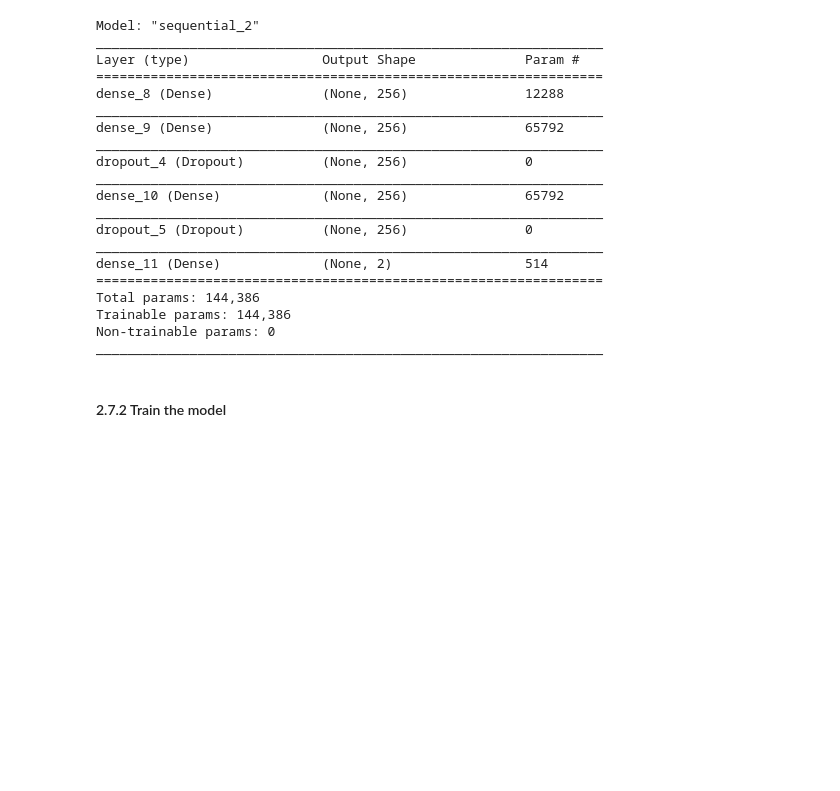
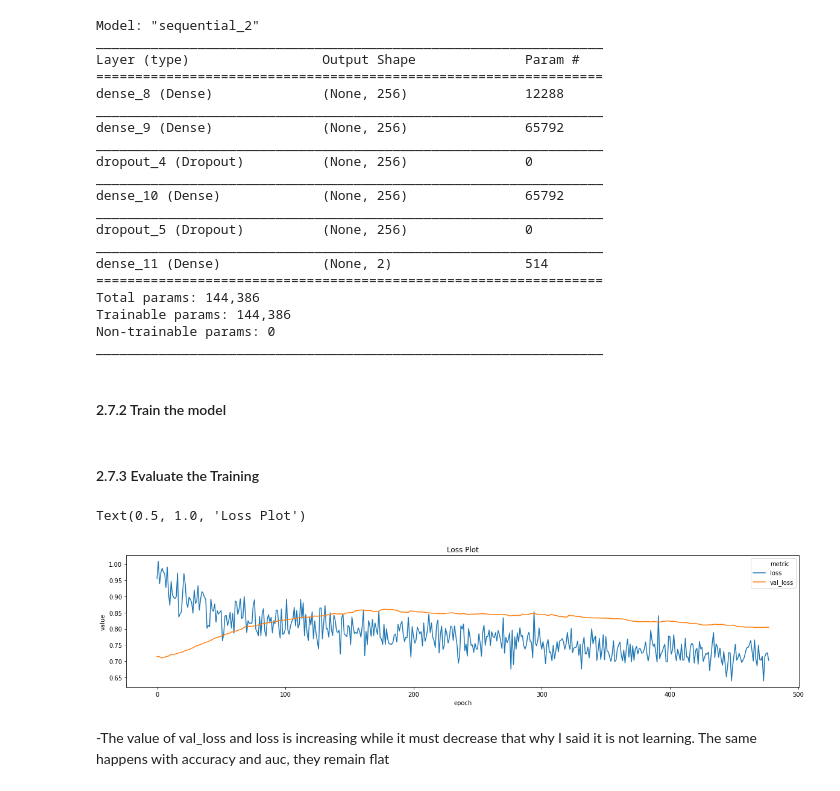
Before and after one commit to rsena-felipe/Titanic_MachineLearning, a Jupyter notebook: notebooks/2_Task5_Models.ipynb, the cells around one changed output. Saved outputs shown, nothing was run; the diff lists cells and outputs as text; code cells hidden in the pictures; blank space fills up the shorter version.

```diff
--- a/notebooks/2_Task5_Models.ipynb
+++ b/notebooks/2_Task5_Models.ipynb
@@ -418,3 +425,23 @@ early_stopping = EarlyStopping(monitor='val_auc', min_delta=0, patience=20, verb
 # %%
 epochs = 500 # Number of epochs to train (We put this number high, because we have the early stopping callback)
 model.fit(X_train, y_train, validation_data = (X_val, y_val), callbacks = [csv_logger, checkpoint, early_stopping], epochs=epochs)
+# %% [markdown]
+#### 2.7.3 Evaluate the Training
+# %%
+input_file = "../models/deep_learning/history_2.csv"
+history = pd.read_csv(input_file)
+
+# Tidy the df so it become easier to plot
+history['epoch'] = history.index
+history = pd.melt(history, id_vars=['epoch'])
+history.rename(columns={"variable":"metric"},inplace=True)
+# %%
+# Loss Plot
+loss_df = history[history['metric'].isin(['val_loss','loss'])]
+sns.lineplot(x='epoch', y='value', hue='metric', data=loss_df)
+plt.title("Loss Plot")
+# %% [output]
+Text(0.5, 1.0, 'Loss Plot')
+[figure, added]
+# %% [markdown]
+-The value of val_loss and loss is increasing while it must decrease that why I said it is not learning. The same happens with accuracy and auc, they remain flat
```
Also changed, not shown: parts of 11 cells of this notebook, 8 other files.
